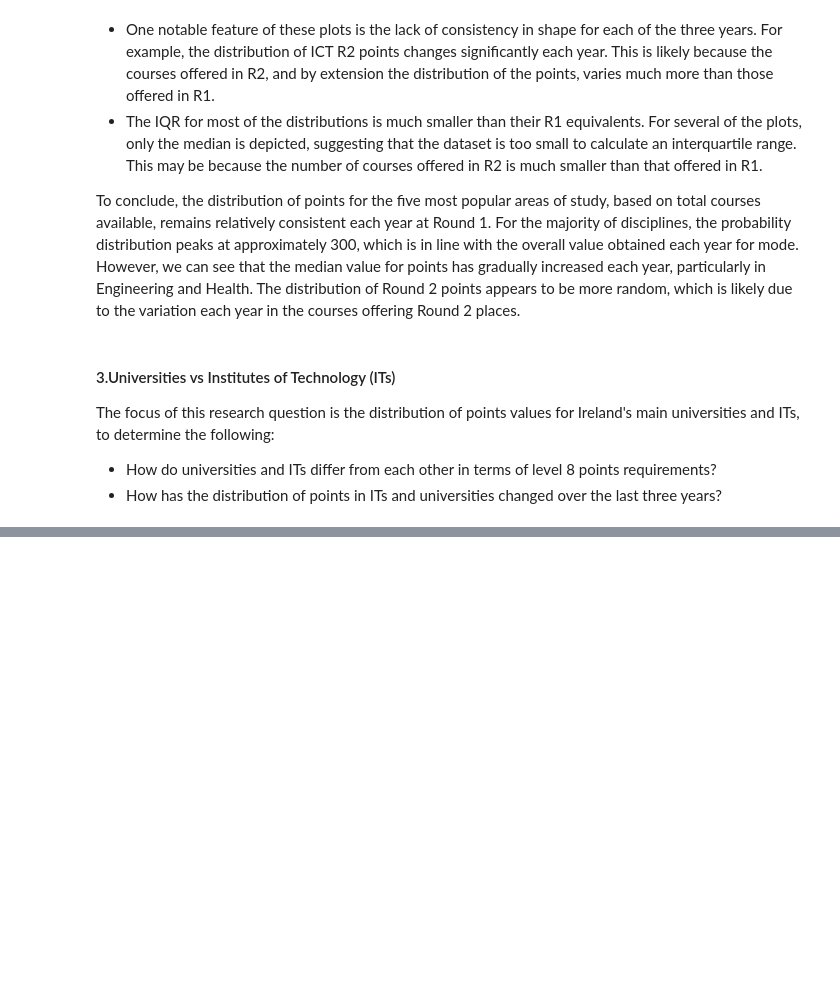
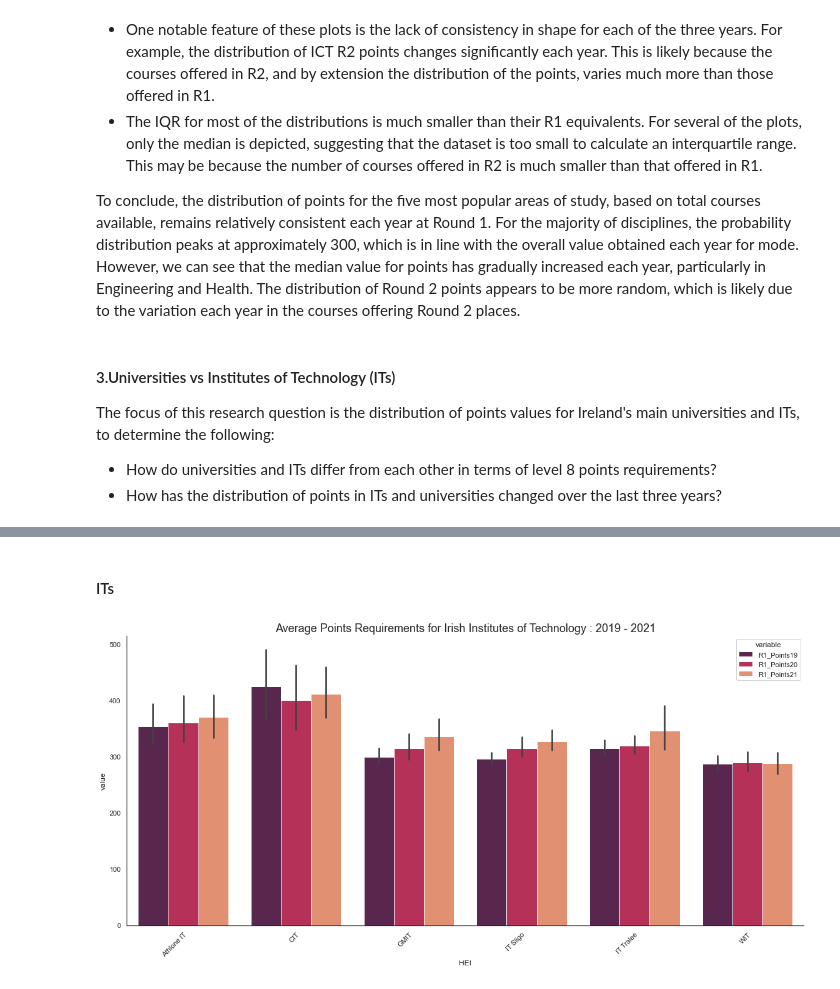
Before and after one commit to katemcg93/Fundamentals-of-Data-Analysis-21-Assessment, a Jupyter notebook: cao.ipynb, the cells around one changed output, grey strips where cells are left out. Drawn from its saved outputs; the diff is of its cells as text; code cells hidden in the pictures; blank space fills up the shorter version.

```diff
--- a/cao.ipynb
+++ b/cao.ipynb
@@ -696,0 +727,17 @@ The focus of this research question is the distribution of points values for Ire
+# %% [markdown]
+#### ITs
+# %%
+it_df = merge_points_2[merge_points_2["HEI"].isin(["Athlone Institute of Technology", "Cork Institute of Technology", "Galway-Mayo Institute of Technology", "Institute of Technology, Sligo", "Institute of Technology, Tralee", "Waterford Institute of Technology"])]
+it_melt = it_df.melt(id_vars = "HEI", value_vars= ["R1_Points19", "R1_Points20", "R1_Points21"])
+
+fig, ax = plt.subplots()
+sns.barplot(data = it_melt, x = "HEI", y = "value", hue = "variable", palette = "rocket")
+plt.title("Average Points Requirements for Irish Institutes of Technology : 2019 - 2021", fontsize = 18)
+xlabels = ["Athlone IT", "CIT", "GMIT", "IT Sligo", "IT Tralee", "WIT"]
+ax.set_xticklabels (labels = xlabels, rotation=45, ha='right', rotation_mode='anchor')
+sns.despine()
+plt.tight_layout()
+plt.show()
+plt.close()
+# %% [output]
+[figure, added]
```
Also changed, not shown: parts of 11 cells of this notebook, 21 other files.
